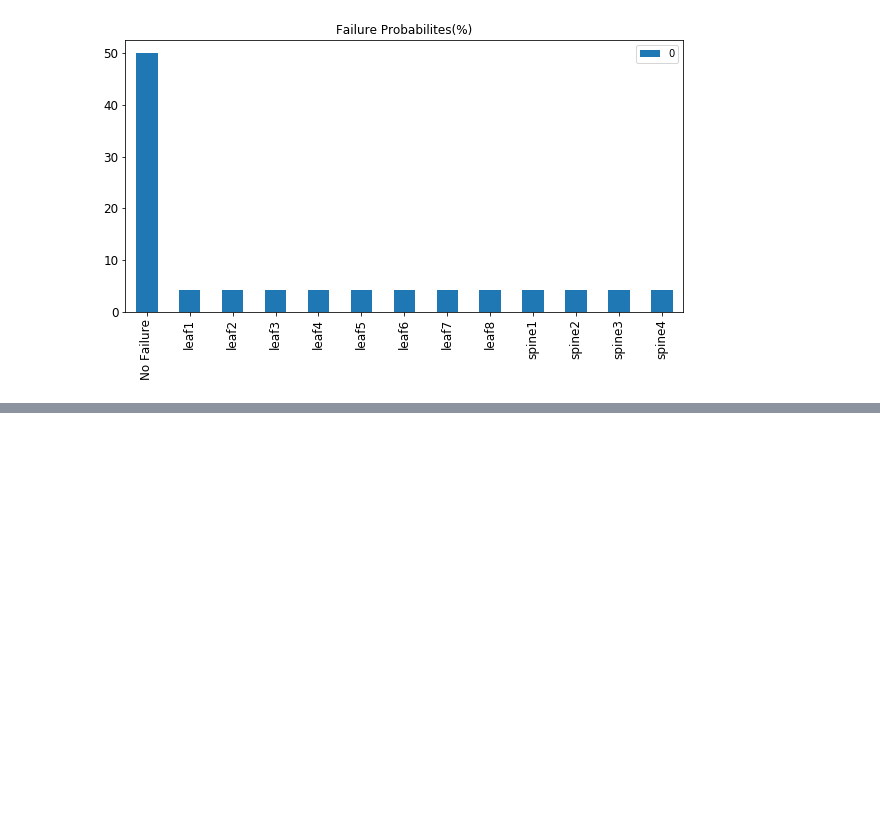
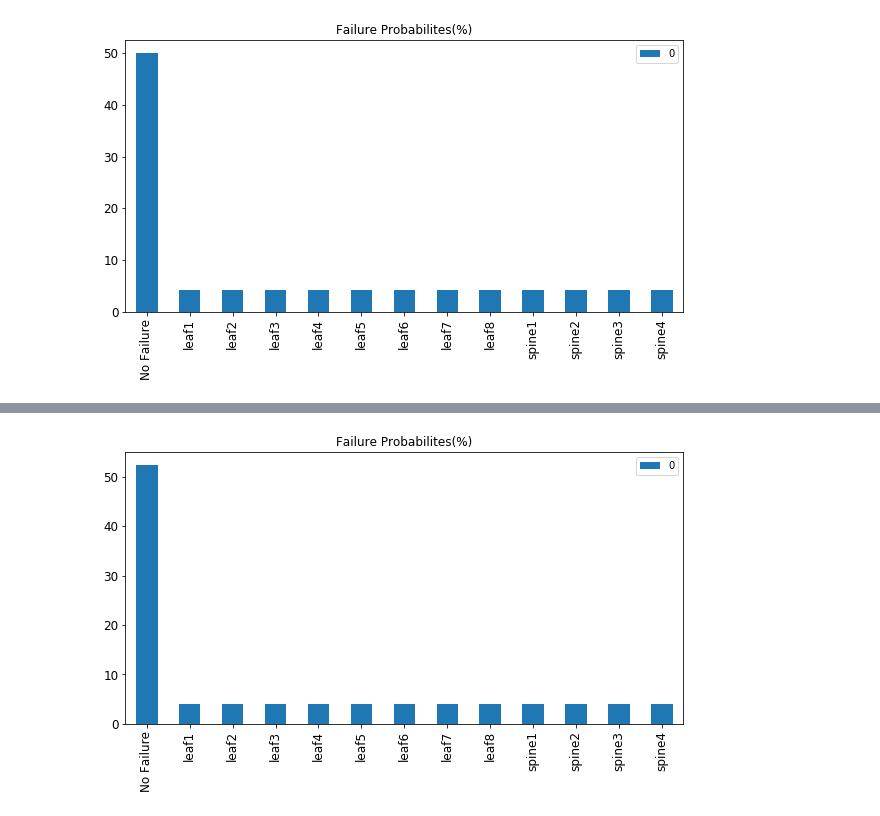
Before and after one commit to nanduriprabhakar/Data_Science_Team_Project, a Jupyter notebook: Model_development.ipynb, the cells around one changed output, grey strips where cells are left out. Drawn from its saved outputs; the diff is of its cells as text; code cells hidden in the pictures; blank space fills up the shorter version.

```diff
--- a/Model_development.ipynb
+++ b/Model_development.ipynb
@@ -98,0 +234,70 @@ probabilities_df
+# %%
+percentage_change_for_leaf4=[0]
+i=0
+while i < max(input_and_output_test['leaf4'].dropna().index):
+    for j in input_and_output_test['leaf4'].dropna().index:
+        if j-i > 5000000000:
+            percentage_change_for_leaf4.append(((means_for_file2[4]-input_and_output_test.leaf4.dropna().loc[i:j].mean())/means_for_file2[4])*100)
+            break
+    i=j
+
+for i in range(2,len(percentage_change_for_leaf4)):
+    if float(percentage_change_for_leaf4[i]) < thresholds_for_no_failure[4]:
+        probabilities_df['No Failure'] += 1.2
+        probabilities_df['leaf1'] -= 0.1
+        probabilities_df['leaf2'] -= 0.1
+        probabilities_df['leaf3'] -= 0.1
+        probabilities_df['leaf4'] -= 0.1
+        probabilities_df['leaf5'] -= 0.1
+        probabilities_df['leaf6'] -= 0.1
+        probabilities_df['leaf7'] -= 0.1
+        probabilities_df['leaf8'] -= 0.1
+        probabilities_df['spine1'] -= 0.1
+        probabilities_df['spine2'] -= 0.1
+        probabilities_df['spine3'] -= 0.1
+        probabilities_df['spine4'] -= 0.1
+
+    if float(percentage_change_for_leaf4[i]) > thresholds_for_no_failure[4] and float(percentage_change_for_leaf4[i]) < thresholds_for_disturbance[4]:
+        probabilities_df['No Failure'] -= 1.2
+        probabilities_df['leaf1'] += 0.1
+        probabilities_df['leaf2'] += 0.1
+        probabilities_df['leaf3'] += 0.1
+        probabilities_df['leaf4'] += 0.1
+        probabilities_df['leaf5'] += 0.1
+        probabilities_df['leaf6'] += 0.1
+        probabilities_df['leaf7'] += 0.1
+        probabilities_df['leaf8'] += 0.1
+        probabilities_df['spine1'] += 0.1
+        probabilities_df['spine2'] += 0.1
+        probabilities_df['spine3'] += 0.1
+        probabilities_df['spine4'] += 0.1
+
+    if float(percentage_change_for_leaf4[i]) > thresholds_for_disturbance[4]:
+        probabilities_df['No Failure'] -= 29
+        probabilities_df['leaf1'] -= 1
+        probabilities_df['leaf2'] -= 1
+        probabilities_df['leaf3'] -= 1
+        probabilities_df['leaf4'] += 40
+        probabilities_df['leaf5'] -= 1
+        probabilities_df['leaf6'] -= 1
+        probabilities_df['leaf7'] -= 1
+        probabilities_df['leaf8'] -= 1
+        probabilities_df['spine1'] -= 1
+        probabilities_df['spine2'] -= 1
+        probabilities_df['spine3'] -= 1
+        probabilities_df['spine4'] -= 1
+
+
+
+for i in probabilities_df.columns:
+    if float(probabilities_df[i]) > 80:
+        for j in (probabilities_df.columns):
+            probabilities_df.set_value(0,j,1)
+
+        probabilities_df.set_value(0,i,88)
+    if float(probabilities_df[i]) < 1:
+        probabilities_df.set_value(0,i,1)
+
+bargraph=probabilities_df.iloc[-1].plot(kind='bar', title="Failure Probabilites(%)", figsize=(10,5), legend=True, fontsize=12)
+# %% [output]
+[figure, added]
```
Also changed, not shown: parts of 13 cells of this notebook.
